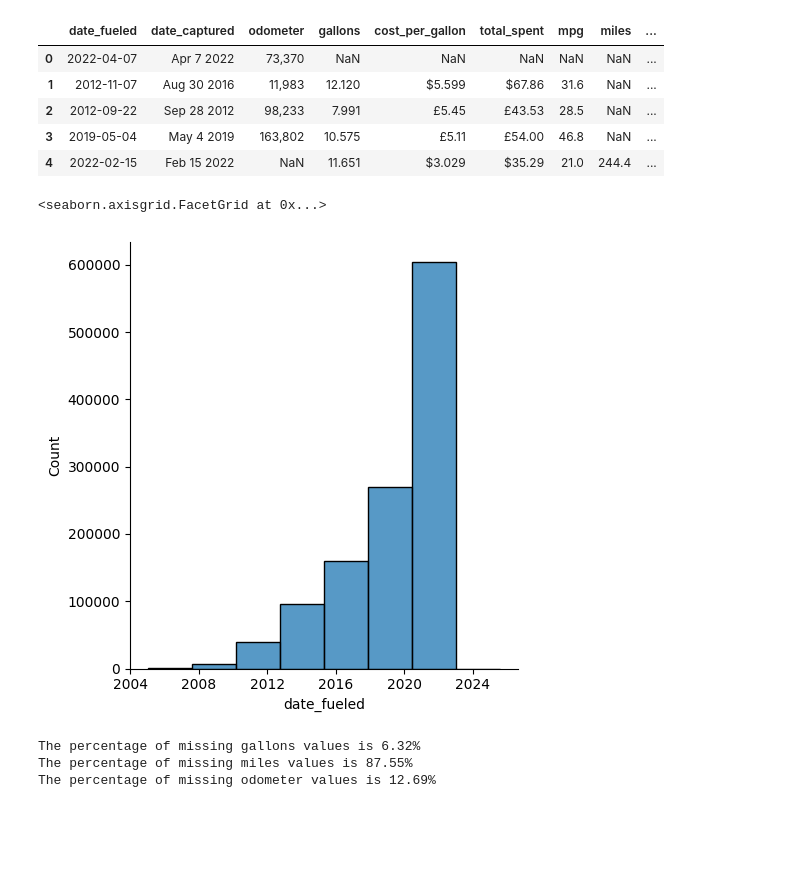
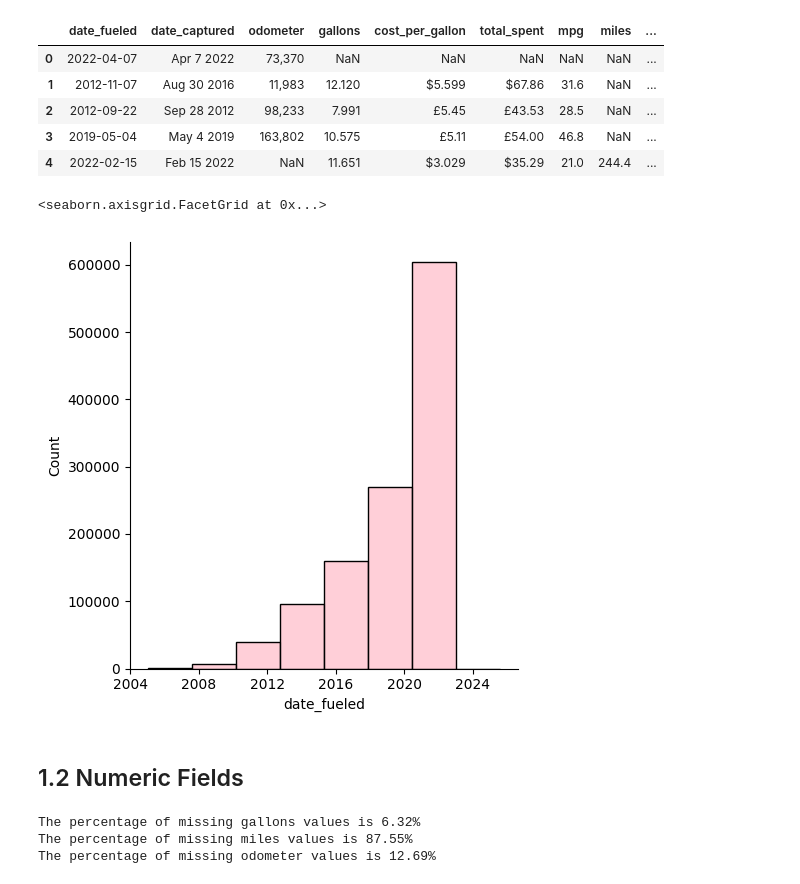
Before and after one commit to IDVE-PROJECT-01/Assignment-1, a Jupyter notebook: Question1.ipynb, the cells around one changed output. Cells and saved outputs as stored; diff of their text form; code cells hidden in the pictures; blank space fills up the shorter version.

```diff
--- a/Question1.ipynb
+++ b/Question1.ipynb
@@ -92,11 +94,13 @@ df.head()
 | 3 | 2019-05-04 | May 4 2019 | 163,802 | 10.575 | £5.11 | £54.00 | 46.8 | NaN | ... |
 | 4 | 2022-02-15 | Feb 15 2022 | NaN | 11.651 | $3.029 | $35.29 | 21.0 | 244.4 | ... |
 # %%
-sns.displot(df, x="date_fueled", binwidth = 1000)
+sns.displot(df, x="date_fueled", binwidth = 1000, color='pink')
 #make a comment on the distribution of the data.
 # %% [output]
 <seaborn.axisgrid.FacetGrid at 0x...>
-[figure, old version]
+[figure, new version]
+# %% [markdown]
+## 1.2 Numeric Fields
 # %%
 #1.2
 gallons_null_count = df['gallons'].isnull().sum()
```
Also changed, not shown: parts of 8 cells of this notebook.
